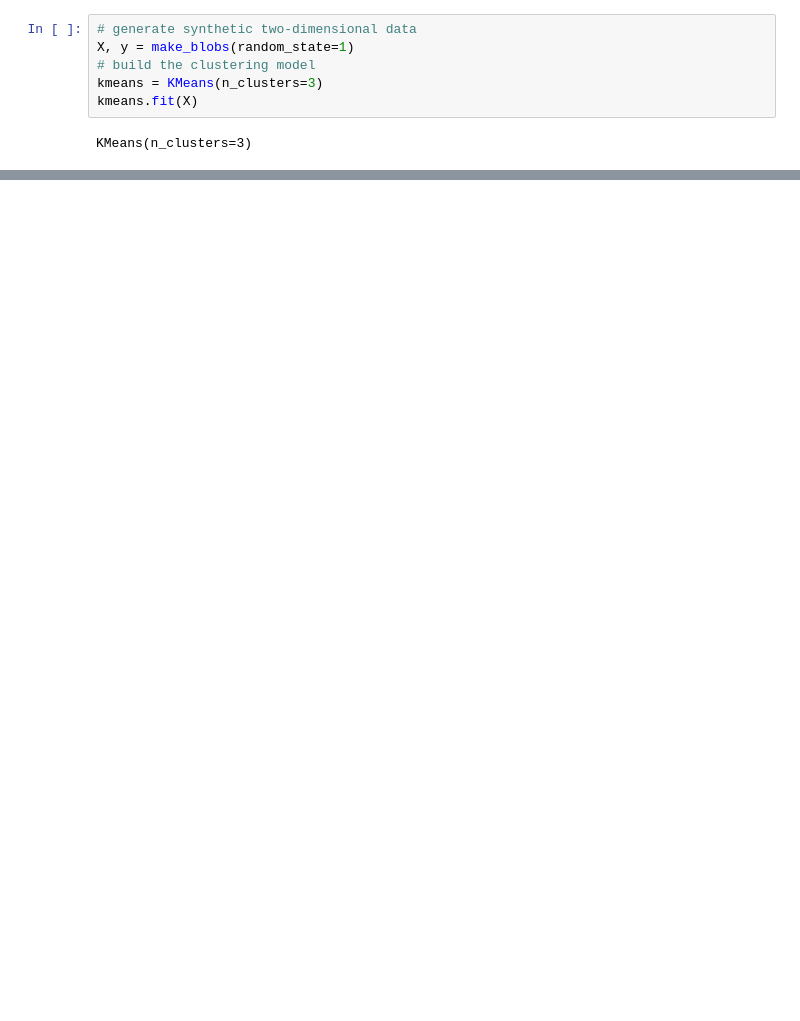
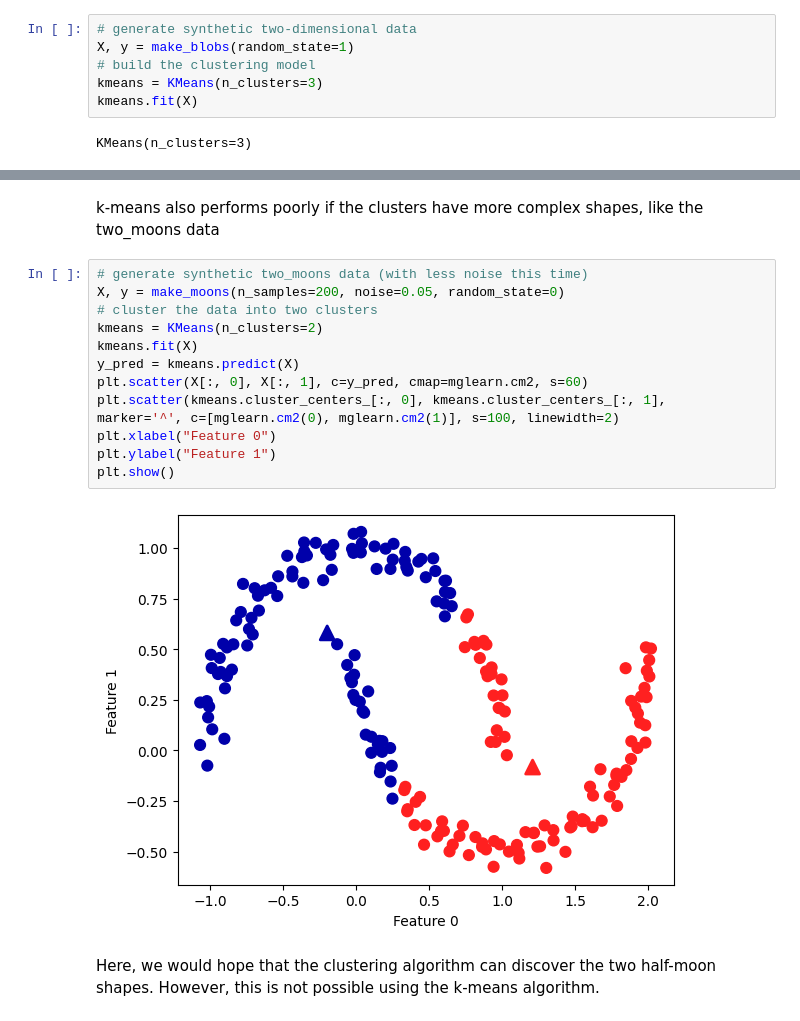
Before and after one commit to jurgenfolz/Machine-Learning-Examples, a Jupyter notebook: Unsupervised Learning/Clustering/k-Means Clustering.ipynb, the cells around one changed output, grey strips where cells are left out. Cells and saved outputs as stored; diff of their text form; blank space fills up the shorter version.

```diff
--- a/Unsupervised Learning/Clustering/k-Means Clustering.ipynb
+++ b/Unsupervised Learning/Clustering/k-Means Clustering.ipynb
@@ -16,0 +89,19 @@ print(f"Cluster memberships: {kmeans.labels_}")
+# %% [markdown]
+k-means also performs poorly if the clusters have more complex shapes, like the two_moons data
+# %%
+# generate synthetic two_moons data (with less noise this time)
+X, y = make_moons(n_samples=200, noise=0.05, random_state=0)
+# cluster the data into two clusters
+kmeans = KMeans(n_clusters=2)
+kmeans.fit(X)
+y_pred = kmeans.predict(X)
+plt.scatter(X[:, 0], X[:, 1], c=y_pred, cmap=mglearn.cm2, s=60)
+plt.scatter(kmeans.cluster_centers_[:, 0], kmeans.cluster_centers_[:, 1],
+marker='^', c=[mglearn.cm2(0), mglearn.cm2(1)], s=100, linewidth=2)
+plt.xlabel("Feature 0")
+plt.ylabel("Feature 1")
+plt.show()
+# %% [output]
+[figure, added]
+# %% [markdown]
+Here, we would hope that the clustering algorithm can discover the two half-moon shapes. However, this is not possible using the k-means algorithm.
```
Also changed, not shown: parts of 19 cells of this notebook, 3 other files.
